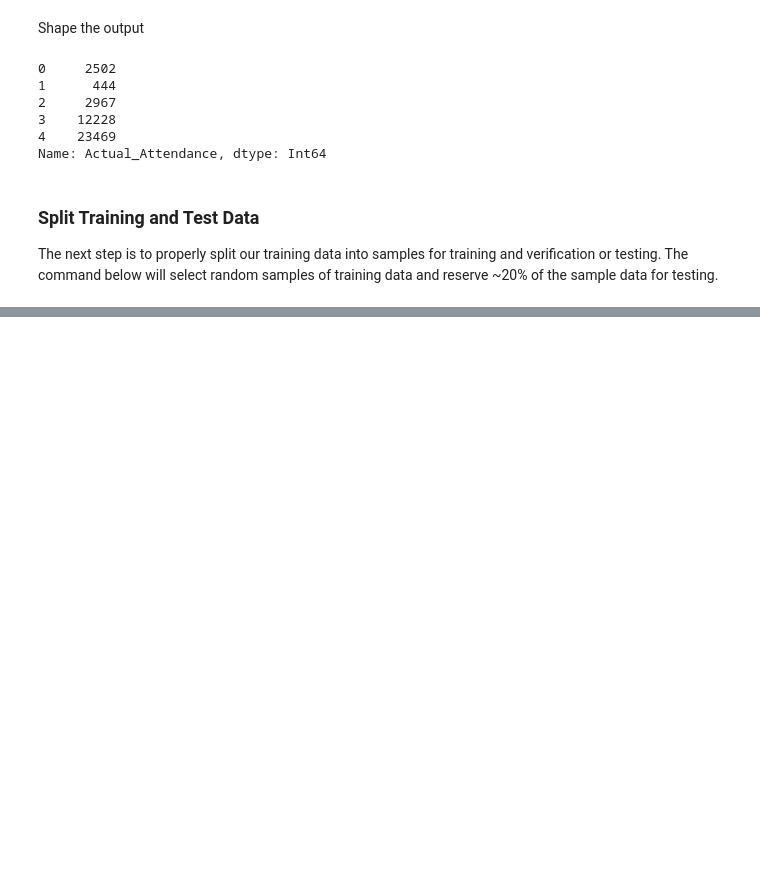
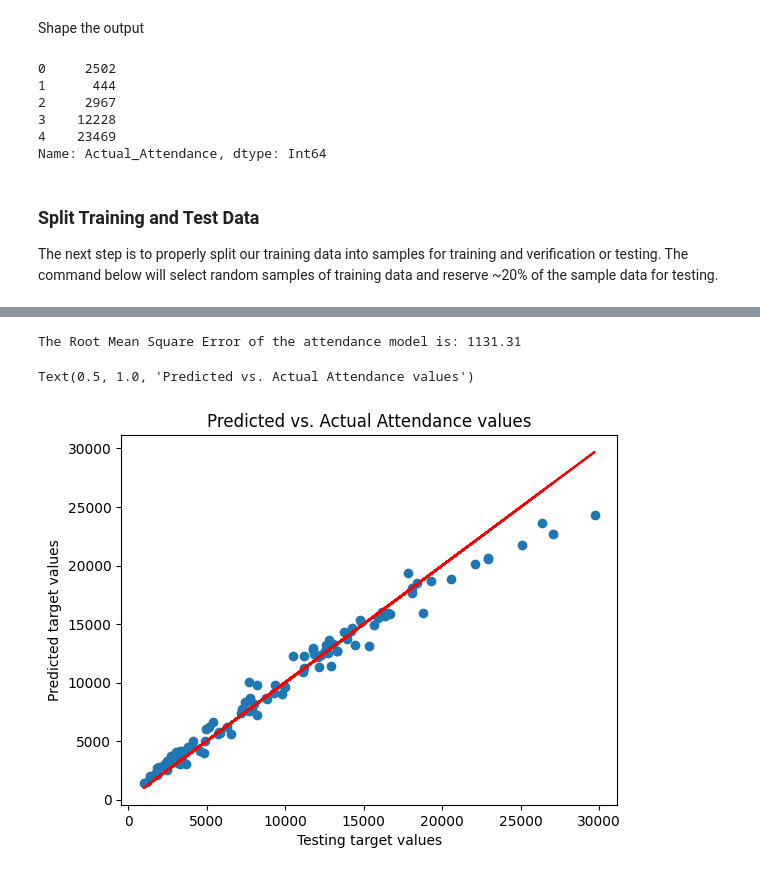
Before and after one commit to zombran/data_science, a Jupyter notebook: BigQuery.ipynb, the cells around one changed output, grey strips where cells are left out. Saved outputs shown, nothing was run; the diff lists cells and outputs as text; code cells hidden in the pictures; blank space fills up the shorter version.

```diff
--- a/BigQuery.ipynb
+++ b/BigQuery.ipynb
@@ -146,3 +146,5 @@ Name: Actual_Attendance, dtype: Int64
 # %% [markdown]
 ### Split Training and Test Data
 The next step is to properly split our training data into samples for training and verification or testing. The command below will select random samples of training data and reserve ~20% of the sample data for testing.
+# %%
+X_train_attendance, X_test_attendance, y_train_attendance, y_test_attendance = train_test_split(X, y_attendance, test_size=0.2)
@@ -148,0 +154,3 @@ The next step is to properly split our training data into samples for training a
+# %%
+attendance_model = LinearRegression()
+attendance_model.fit(X_train_attendance.values, y_train_attendance.values)
@@ -148,0 +162,3 @@ The next step is to properly split our training data into samples for training a
+# %%
+attendance_predictions = attendance_model.predict(X_test_attendance.values)
+attendance_predictions
@@ -148,0 +186,15 @@ The next step is to properly split our training data into samples for training a
+# %%
+attendance_error_metric = mean_squared_error(y_test_attendance, attendance_predictions, squared=False)
+print(f"The Root Mean Square Error of the attendance model is: {round(attendance_error_metric, 3)}")
+# %% [output]
+The Root Mean Square Error of the attendance model is: 1131.31
+# %%
+fig, ax = plt.subplots()
+ax.scatter(y_test_attendance, attendance_predictions)
+ax.plot(y_test_attendance, y_test_attendance, color='red')
+ax.set_xlabel('Testing target values')
+ax.set_ylabel('Predicted target values')
+ax.set_title('Predicted vs. Actual Attendance values')
+# %% [output]
+Text(0.5, 1.0, 'Predicted vs. Actual Attendance values')
+[figure, added]
```
Also changed, not shown: parts of 7 cells of this notebook.
